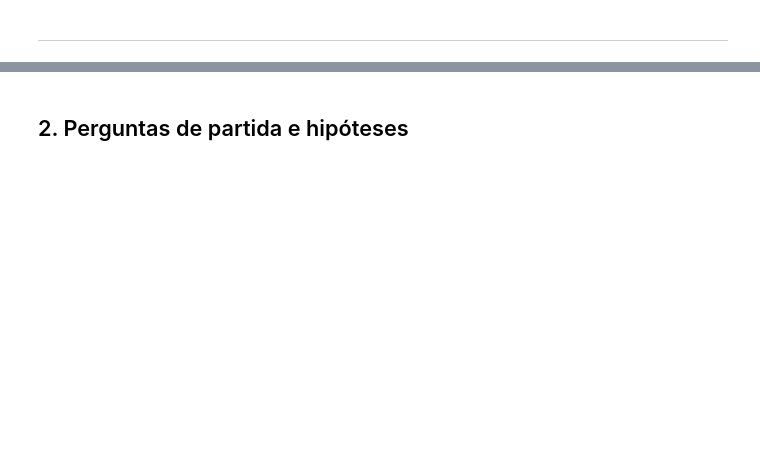
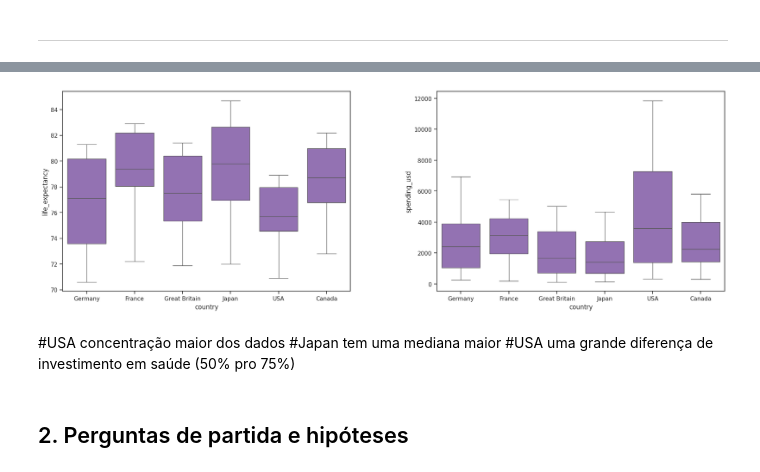
Before and after one commit to YagoCastro/avanti-bootcamp-cdd, a Jupyter notebook: notebooks/01-exploratory_data_analysis.ipynb, the cells around one changed output, grey strips where cells are left out. Saved outputs shown, nothing was run; the diff lists cells and outputs as text; code cells hidden in the pictures; blank space fills up the shorter version.

```diff
--- a/notebooks/01-exploratory_data_analysis.ipynb
+++ b/notebooks/01-exploratory_data_analysis.ipynb
@@ -146,2 +314,22 @@ dtype: int64
+# %%
+# Definindo o tamanho da figura e a distância entre os subplots
+plt.figure(figsize=(23, 7))
+plt.subplots_adjust(wspace=0.3)
+
+plt.subplot( 1, 2, 1 )
+sns.boxplot( x='country', y='life_expectancy', data=df1 )
+
+plt.subplot( 1, 2, 2 )
+sns.boxplot( x='country', y='spending_usd', data=df1 )
+
+plt.show()
+# %% [output]
+[figure, added]
+# %% [markdown]
+
+
+#USA concentração maior dos dados
+#Japan tem uma mediana maior
+#USA uma grande diferença de investimento em saúde (50% pro 75%)
 # %% [markdown]
 ## 2. Perguntas de partida e hipóteses
```
Also changed, not shown: parts of 41 cells of this notebook.
